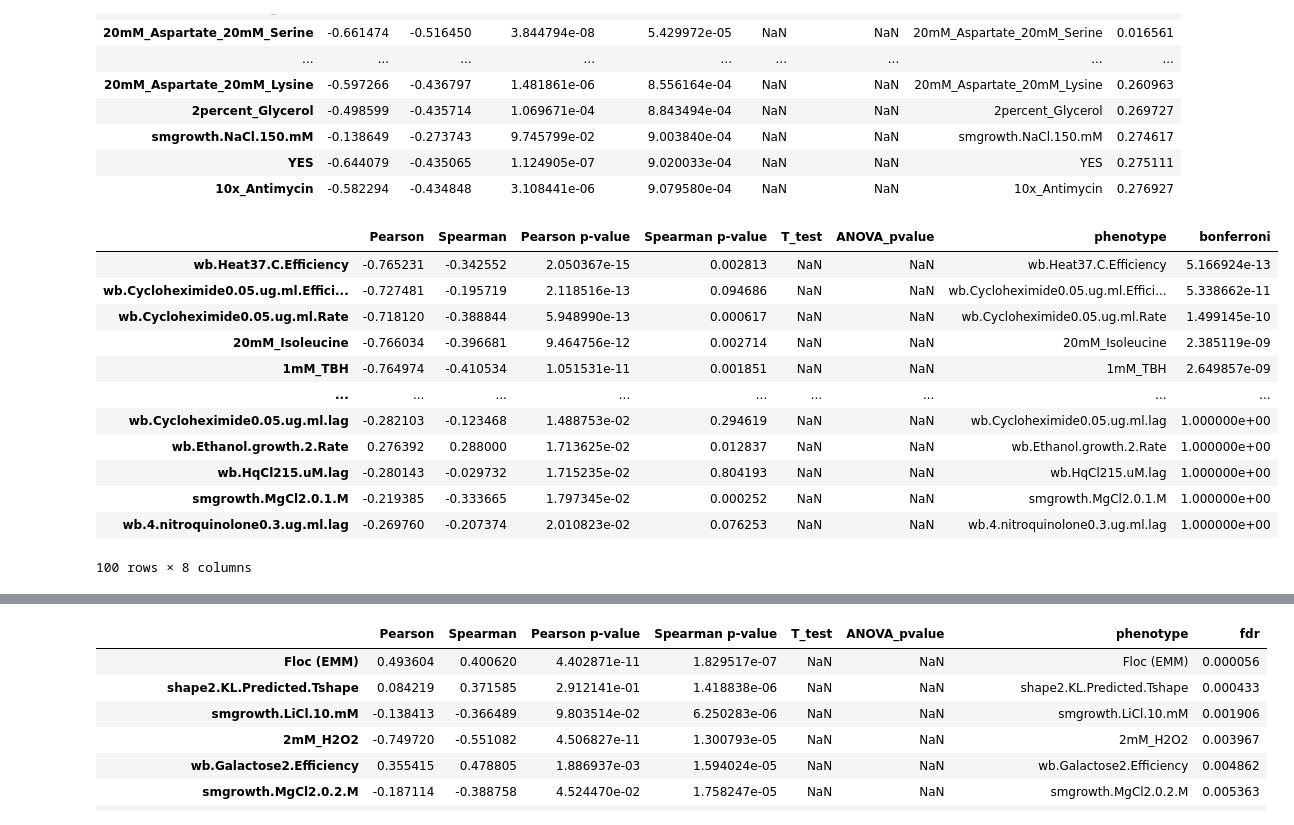
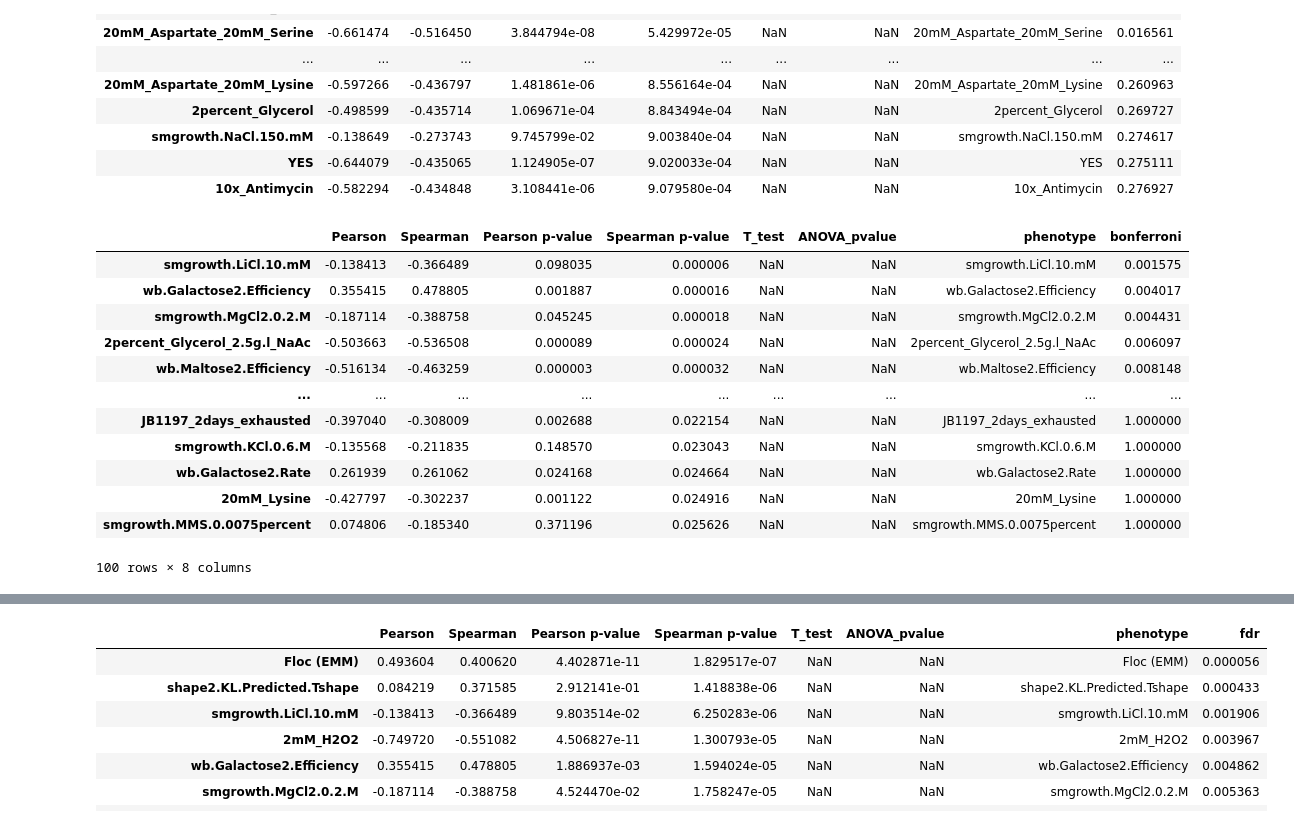
Before and after one commit to BKover99/S.-Pombe-MLPs, a Jupyter notebook: Bence folder/Analysis of Jeffares phenotypes/analysis_of_phenotypes.ipynb, the cells around one changed output, grey strips where cells are left out. Cells and saved outputs as stored; diff of their text form; code cells hidden in the pictures.

```diff
--- a/Bence folder/Analysis of Jeffares phenotypes/analysis_of_phenotypes.ipynb
+++ b/Bence folder/Analysis of Jeffares phenotypes/analysis_of_phenotypes.ipynb
@@ -55,16 +55,7 @@ data = data.drop(columns=['strain name', 'Strain', 'SEM', 'Unnamed: 0','Sample']
 for col in data.columns:
     if 'smgrowth' in col:
         data[col] = np.log2(data[col])
+
+
+#create column "sticky_yes_binary" which is 1 if Washing (YES) > 0.2
+data["sticky_yes_binary"] = [1 if x>
-# %%
-#find substrate column in data
-#iterate through data substrate
-for i in data['substrate']:
-    #if molasses is in the string rename it to Molasses
-      if 'molasses' in i or 'Molasses' in i:
-            print(i)
-            data = data.replace(i, 'Molasses')
-      if 'wine' in i or 'Wine' in i:
-            data = data.replace(i, 'Wine')
-
-#unique values in data substrate
-data['substrate'].unique()
@@ -190,48 +147,48 @@ corrs.head(50)
 | 10x_Antimycin | -0.582294 | -0.434848 | 3.108441e-06 | 9.079580e-04 | NaN | NaN | 10x_Antimycin | 0.276927 |
 # %%
 corrs = correlation(data,"Adhesion to agar (YES)")
-corrs = corrs.sort_values(by=['Pearson p-value'])
+corrs = corrs.sort_values(by=['Spearman p-value'])
 #corrs remove nan from spearman and then create column called fdr
-corrs = corrs.dropna(subset=['Pearson p-value'])
+corrs = corrs.dropna(subset=['Spearman p-value'])
 
 #remove cols with names containg any of the following: rap, rapamycin, caf, caffeine, shape, h2o2, peroxide, edta
 corrs = corrs[~corrs.index.str.contains('rap')]
 corrs = corrs[~corrs.index.str.contains('Rap')]
 corrs = corrs[~corrs.index.str.contains('caf')]
 corrs = corrs[~corrs.index.str.contains('Caf')]
 corrs = corrs[~corrs.index.str.contains('caffeine')]
 corrs = corrs[~corrs.index.str.contains('Caffeine')]
 corrs = corrs[~corrs.index.str.contains('shape')]
 corrs = corrs[~corrs.index.str.contains('Shape')]
 corrs = corrs[~corrs.index.str.contains('h2o2')]
 corrs = corrs[~corrs.index.str.contains('H2O2')]
 corrs = corrs[~corrs.index.str.contains('peroxide')]
 corrs = corrs[~corrs.index.str.contains('Peroxide')]
 corrs = corrs[~corrs.index.str.contains('edta')]
 corrs = corrs[~corrs.index.str.contains('EDTA')]
 #emm or EMM
 corrs = corrs[~corrs.index.str.contains('emm')]
 corrs = corrs[~corrs.index.str.contains('EMM')]
 #floc or filametbous
 corrs = corrs[~corrs.index.str.contains('floc')]
 corrs = corrs[~corrs.index.str.contains('Floc')]
 corrs = corrs[~corrs.index.str.contains('filamentous')]
 
 
 import statsmodels.stats.multitest as smm
-corrs['bonferroni'] = smm.multipletests(corrs['Pearson p-value'], method='bonferroni')[1]
+corrs['bonferroni'] = smm.multipletests(corrs['Spearman p-value'], method='bonferroni')[1]
 corrs.head(100)
 # %% [output]
 |  | Pearson | Spearman | Pearson p-value | Spearman p-value | T_test | ANOVA_pvalue | phenotype | bonferroni |
-| wb.Heat37.C.Efficiency | -0.765231 | -0.342552 | 2.050367e-15 | 0.002813 | NaN | NaN | wb.Heat37.C.Efficiency | 5.166924e-13 |
-| wb.Cycloheximide0.05.ug.ml.Effici... | -0.727481 | -0.195719 | 2.118516e-13 | 0.094686 | NaN | NaN | wb.Cycloheximide0.05.ug.ml.Effici... | 5.338662e-11 |
-| wb.Cycloheximide0.05.ug.ml.Rate | -0.718120 | -0.388844 | 5.948990e-13 | 0.000617 | NaN | NaN | wb.Cycloheximide0.05.ug.ml.Rate | 1.499145e-10 |
-| 20mM_Isoleucine | -0.766034 | -0.396681 | 9.464756e-12 | 0.002714 | NaN | NaN | 20mM_Isoleucine | 2.385119e-09 |
-| 1mM_TBH | -0.764974 | -0.410534 | 1.051531e-11 | 0.001851 | NaN | NaN | 1mM_TBH | 2.649857e-09 |
+| smgrowth.LiCl.10.mM | -0.138413 | -0.366489 | 0.098035 | 0.000006 | NaN | NaN | smgrowth.LiCl.10.mM | 0.001575 |
+| wb.Galactose2.Efficiency | 0.355415 | 0.478805 | 0.001887 | 0.000016 | NaN | NaN | wb.Galactose2.Efficiency | 0.004017 |
+| smgrowth.MgCl2.0.2.M | -0.187114 | -0.388758 | 0.045245 | 0.000018 | NaN | NaN | smgrowth.MgCl2.0.2.M | 0.004431 |
+| 2percent_Glycerol_2.5g.l_NaAc | -0.503663 | -0.536508 | 0.000089 | 0.000024 | NaN | NaN | 2percent_Glycerol_2.5g.l_NaAc | 0.006097 |
+| wb.Maltose2.Efficiency | -0.516134 | -0.463259 | 0.000003 | 0.000032 | NaN | NaN | wb.Maltose2.Efficiency | 0.008148 |
 | ... | ... | ... | ... | ... | ... | ... | ... | ... |
-| wb.Cycloheximide0.05.ug.ml.lag | -0.282103 | -0.123468 | 1.488753e-02 | 0.294619 | NaN | NaN | wb.Cycloheximide0.05.ug.ml.lag | 1.000000e+00 |
-| wb.Ethanol.growth.2.Rate | 0.276392 | 0.288000 | 1.713625e-02 | 0.012837 | NaN | NaN | wb.Ethanol.growth.2.Rate | 1.000000e+00 |
-| wb.HqCl215.uM.lag | -0.280143 | -0.029732 | 1.715235e-02 | 0.804193 | NaN | NaN | wb.HqCl215.uM.lag | 1.000000e+00 |
-| smgrowth.MgCl2.0.1.M | -0.219385 | -0.333665 | 1.797345e-02 | 0.000252 | NaN | NaN | smgrowth.MgCl2.0.1.M | 1.000000e+00 |
-| wb.4.nitroquinolone0.3.ug.ml.lag | -0.269760 | -0.207374 | 2.010823e-02 | 0.076253 | NaN | NaN | wb.4.nitroquinolone0.3.ug.ml.lag | 1.000000e+00 |
+| JB1197_2days_exhausted | -0.397040 | -0.308009 | 0.002688 | 0.022154 | NaN | NaN | JB1197_2days_exhausted | 1.000000 |
+| smgrowth.KCl.0.6.M | -0.135568 | -0.211835 | 0.148570 | 0.023043 | NaN | NaN | smgrowth.KCl.0.6.M | 1.000000 |
+| wb.Galactose2.Rate | 0.261939 | 0.261062 | 0.024168 | 0.024664 | NaN | NaN | wb.Galactose2.Rate | 1.000000 |
+| 20mM_Lysine | -0.427797 | -0.302237 | 0.001122 | 0.024916 | NaN | NaN | 20mM_Lysine | 1.000000 |
+| smgrowth.MMS.0.0075percent | 0.074806 | -0.185340 | 0.371196 | 0.025626 | NaN | NaN | smgrowth.MMS.0.0075percent | 1.000000 |
 100 rows × 8 columns
```
Also changed, not shown: parts of 11 cells of this notebook, 19 other files.
